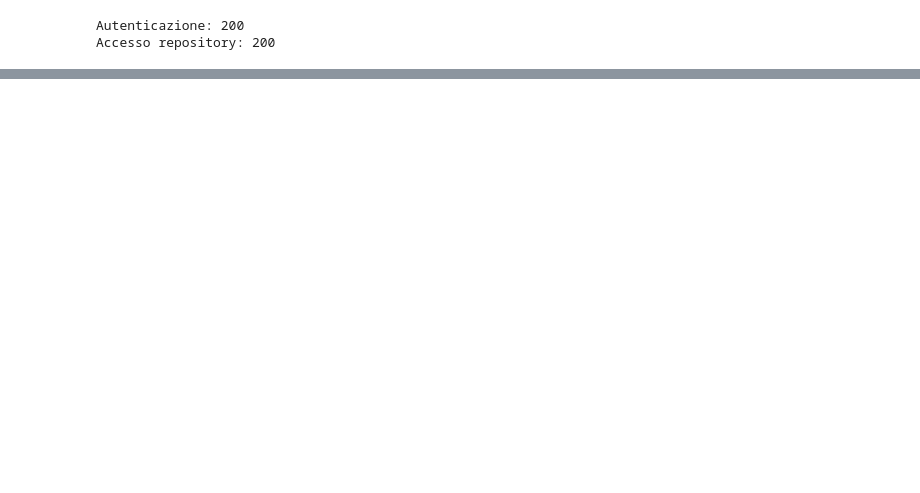
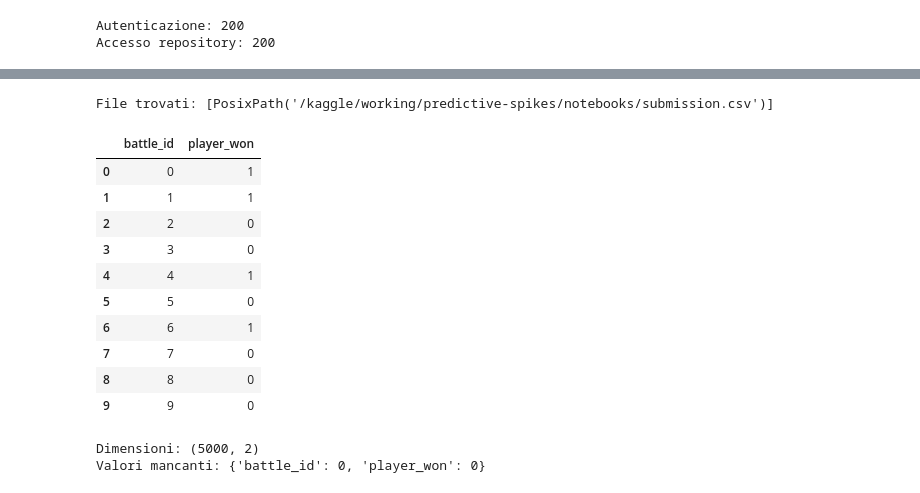
Before and after one commit to danielegabriele17-rgb/predictive-spikes, a Jupyter notebook: FDS-github.ipynb, the cells around one changed output, grey strips where cells are left out. Cells and saved outputs as stored; diff of their text form; code cells hidden in the pictures; blank space fills up the shorter version.

Commit message:
Kaggle Notebook | notebook96a2f3c9ba | Version 4

```diff
--- a/FDS-github.ipynb
+++ b/FDS-github.ipynb
@@ -44,0 +88,28 @@ drwxr-xr-x 8 root root  4096 Nov  3 09:03 .git
+# %%
+from pathlib import Path
+import pandas as pd
+
+csv_files = list(Path("/kaggle/working").rglob("submission.csv"))
+
+print("File trovati:", csv_files)
+
+if csv_files:
+    df = pd.read_csv(csv_files[0])
+    display(df.head(10))
+    print("Dimensioni:", df.shape)
+    print("Valori mancanti:", df.isna().sum().to_dict())
+# %% [output]
+File trovati: [PosixPath('/kaggle/working/predictive-spikes/notebooks/submission.csv')]
+|  | battle_id | player_won |
+| 0 | 0 | 1 |
+| 1 | 1 | 1 |
+| 2 | 2 | 0 |
+| 3 | 3 | 0 |
+| 4 | 4 | 1 |
+| 5 | 5 | 0 |
+| 6 | 6 | 1 |
+| 7 | 7 | 0 |
+| 8 | 8 | 0 |
+| 9 | 9 | 0 |
+Dimensioni: (5000, 2)
+Valori mancanti: {'battle_id': 0, 'player_won': 0}
```
Also changed, not shown: parts of 7 cells of this notebook.
